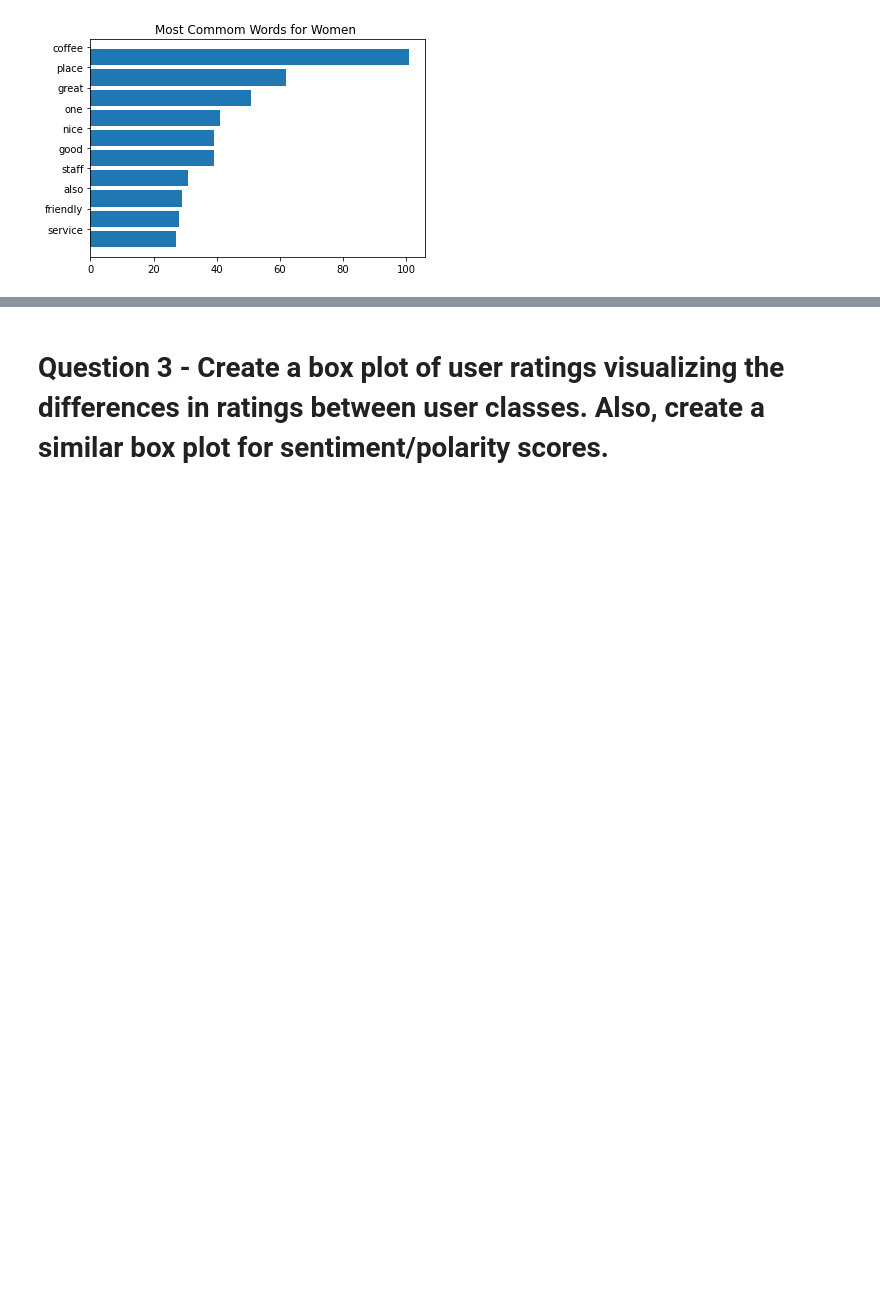
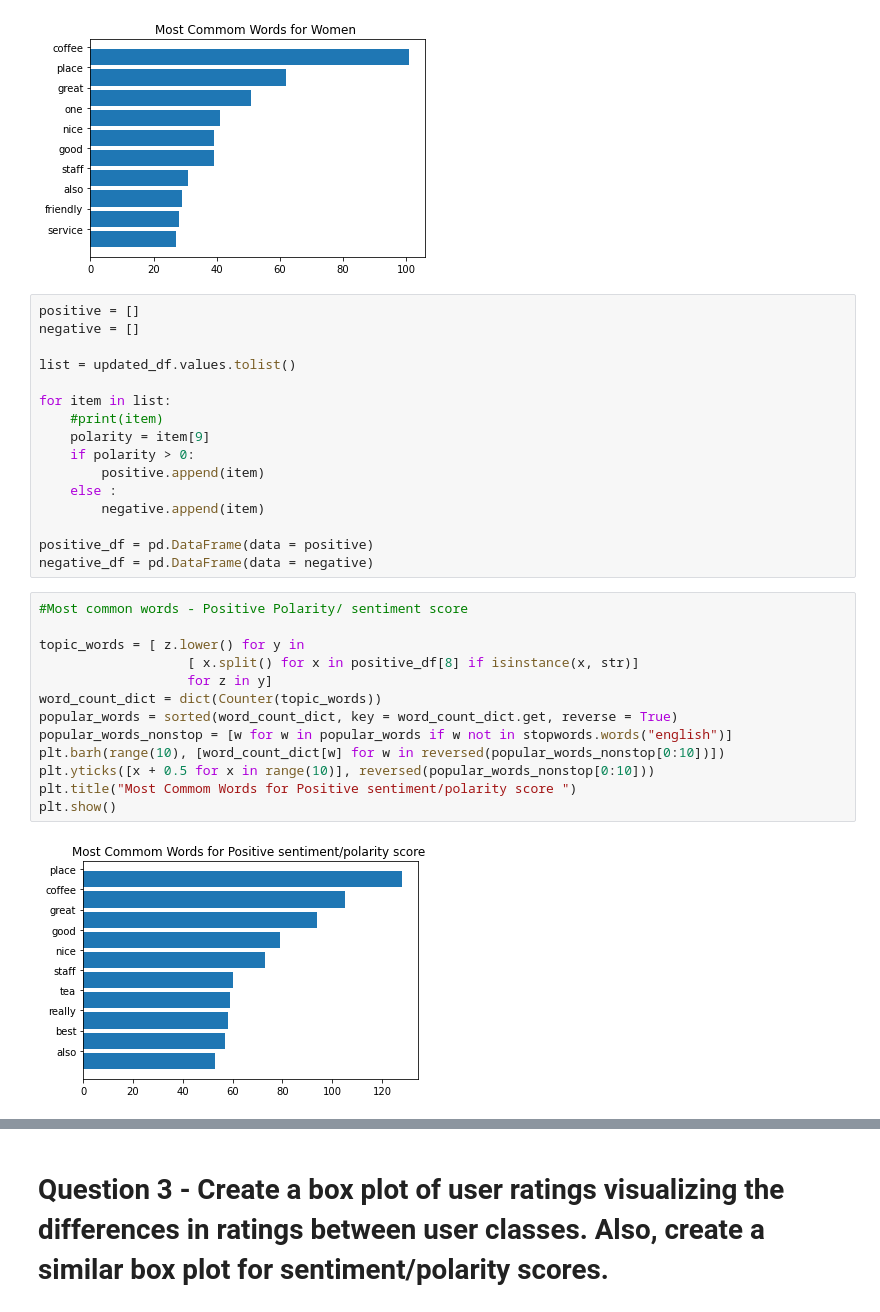
Before and after one commit to MnAppsNet/Web-Scraping-Tutorial, a Jupyter notebook: User_Profiling.ipynb, the cells around one changed output, grey strips where cells are left out. Drawn from its saved outputs; the diff is of its cells as text; blank space fills up the shorter version.

Commit message:
Include polarity score plots for Question 2
Include polarity score plots for Question 2

```diff
--- a/User_Profiling.ipynb
+++ b/User_Profiling.ipynb
@@ -383,3 +384,34 @@ plt.title("Most Commom Words for Women ")
 plt.show()
 # %% [output]
 [figure]
+# %%
+positive = []
+negative = []
+
+list = updated_df.values.tolist()
+
+for item in list:
+    #print(item)
+    polarity = item[9]
+    if polarity > 0:
+        positive.append(item)
+    else :
+        negative.append(item)
+
+positive_df = pd.DataFrame(data = positive)
+negative_df = pd.DataFrame(data = negative)
+# %%
+#Most common words - Positive Polarity/ sentiment score
+
+topic_words = [ z.lower() for y in
+                   [ x.split() for x in positive_df[8] if isinstance(x, str)]
+                   for z in y]
+word_count_dict = dict(Counter(topic_words))
+popular_words = sorted(word_count_dict, key = word_count_dict.get, reverse = True)
+popular_words_nonstop = [w for w in popular_words if w not in stopwords.words("english")]
+plt.barh(range(10), [word_count_dict[w] for w in reversed(popular_words_nonstop[0:10])])
+plt.yticks([x + 0.5 for x in range(10)], reversed(popular_words_nonstop[0:10]))
+plt.title("Most Commom Words for Positive sentiment/polarity score ")
+plt.show()
+# %% [output]
+[figure, added]
```
Also changed, not shown: parts of 4 cells of this notebook.
